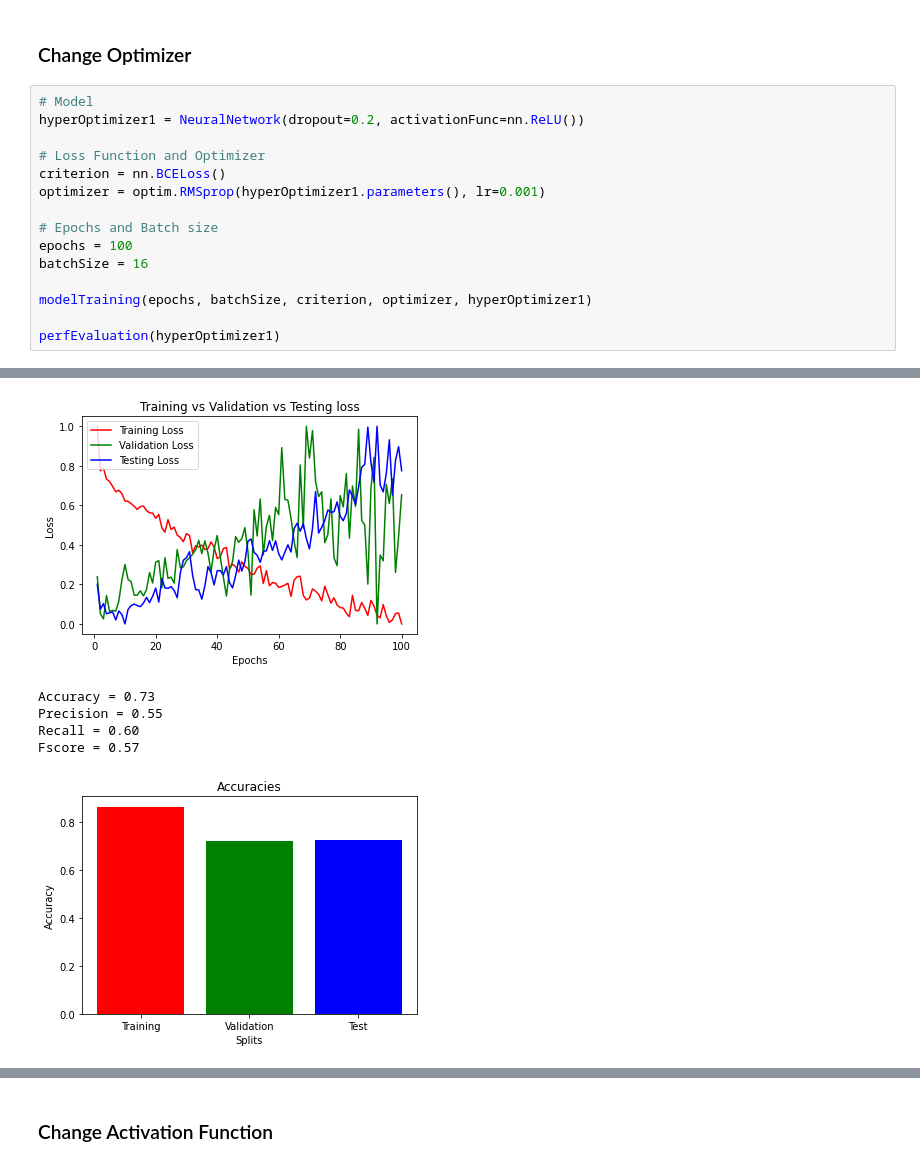
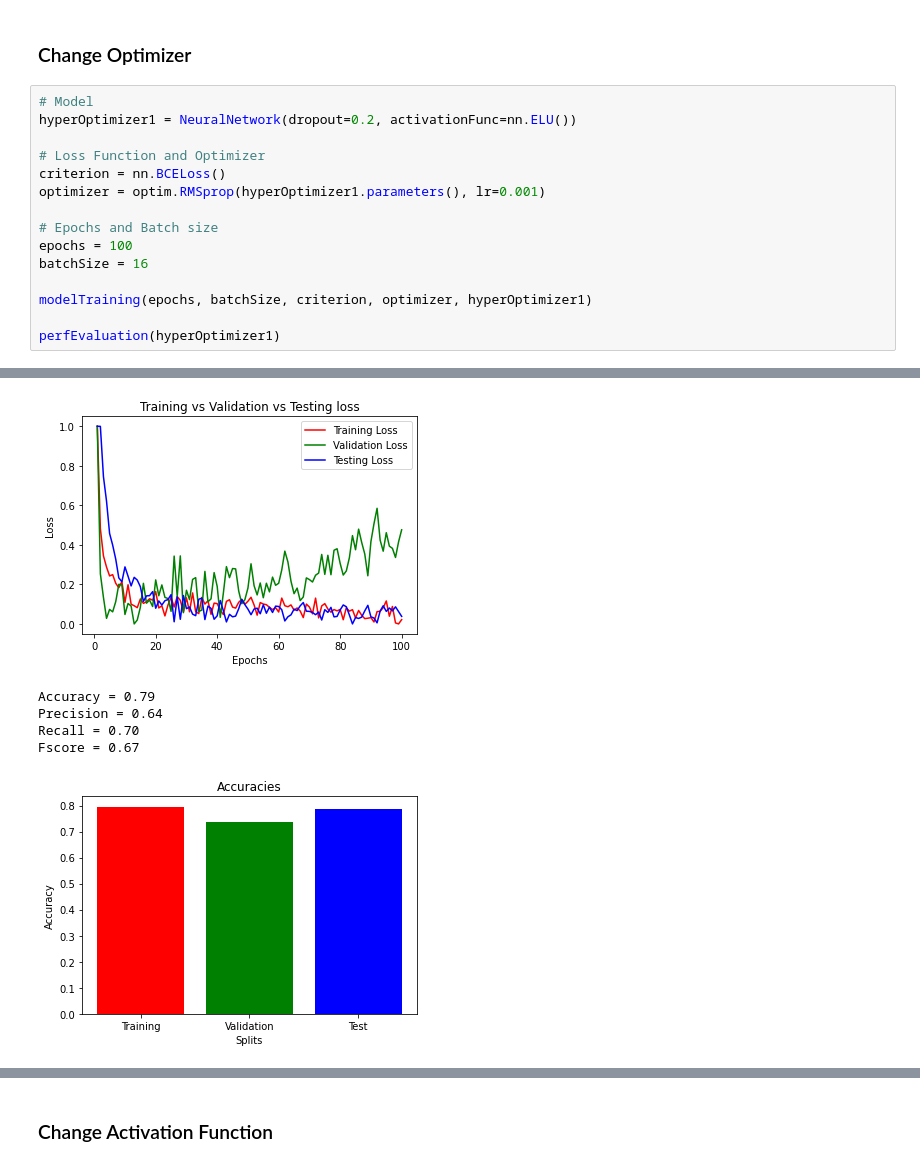
Before and after one commit to UBCSE-ngupta22/CSE574_Assign2, a Jupyter notebook: ngupta22_pandey7_assignment2_part_1_2.ipynb, the cells around one changed output, grey strips where cells are left out. Drawn from its saved outputs; the diff is of its cells as text.

```diff
--- a/ngupta22_pandey7_assignment2_part_1_2.ipynb
+++ b/ngupta22_pandey7_assignment2_part_1_2.ipynb
@@ -575,7 +575,7 @@ Fscore = 0.62
 ### Change Optimizer
 # %%
 # Model
-hyperOptimizer1 = NeuralNetwork(dropout=0.2, activationFunc=nn.ReLU())
+hyperOptimizer1 = NeuralNetwork(dropout=0.2, activationFunc=nn.ELU())
 
 # Loss Function and Optimizer
 criterion = nn.BCELoss()
@@ -609,6 +609,6 @@ Time to train = 3.65
-[figure, old version]
+[figure, new version]
-Accuracy = 0.73
-Precision = 0.55
-Recall = 0.60
-Fscore = 0.57
+Accuracy = 0.79
+Precision = 0.64
+Recall = 0.70
+Fscore = 0.67
-[figure, old version]
+[figure, new version]
```
Also changed, not shown: parts of 26 cells of this notebook, 2 other files.
